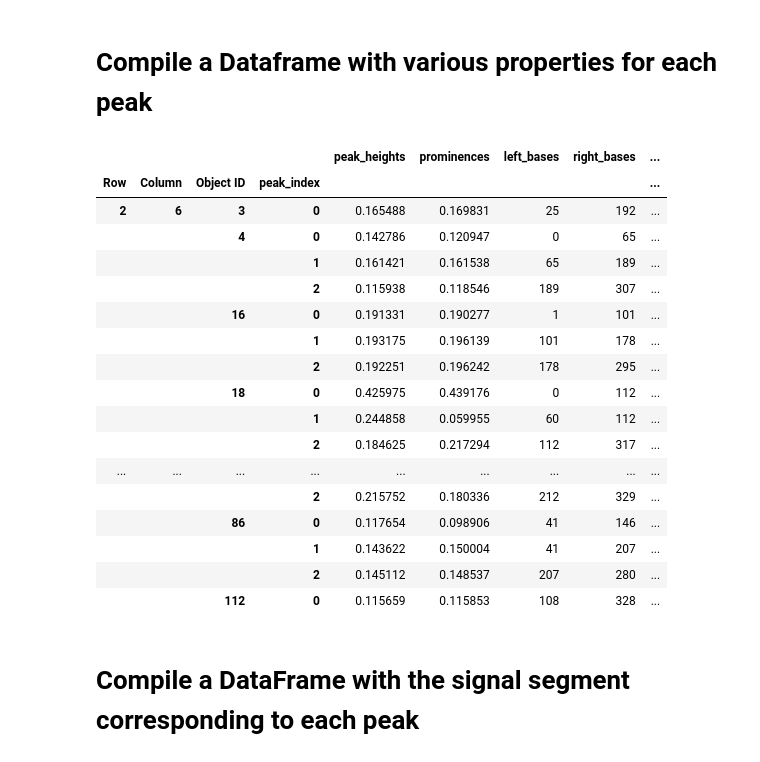
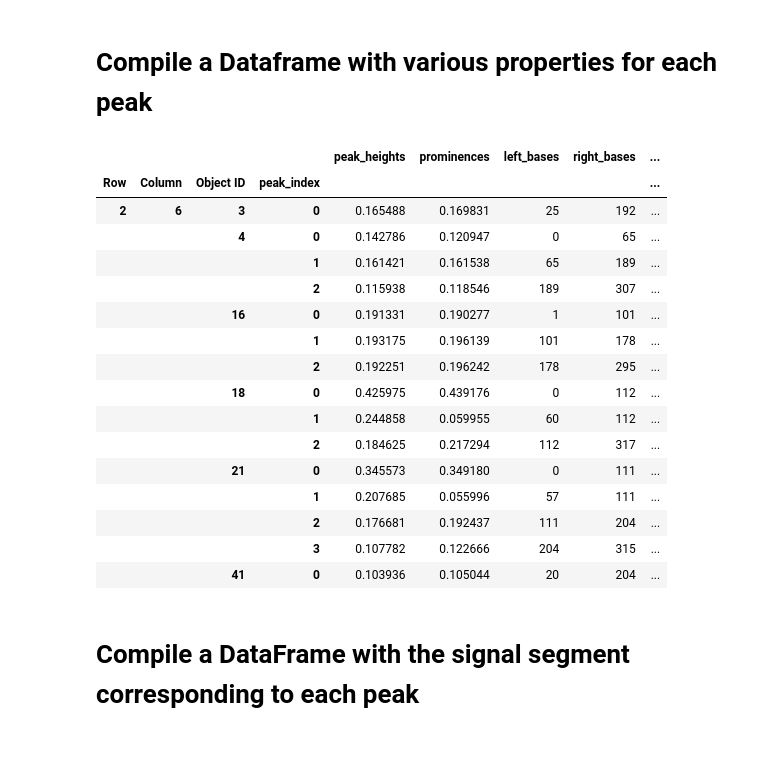
Before and after one commit to mariaclaudiacaia/Harmony-single-cell-calcium-analysis, a Jupyter notebook: notebooks/scOscillations.ipynb, the cells around one changed output. Saved outputs shown, nothing was run; the diff lists cells and outputs as text; code cells hidden in the pictures.

Commit message:
Handles nested peaks

```diff
--- a/notebooks/scOscillations.ipynb
+++ b/notebooks/scOscillations.ipynb
@@ -96,26 +97,25 @@ peaks_and_properties = peaks_and_properties.merge(
     metadata_to_add, left_index=True, right_index=True, how="left"
 )
 # %%
-peaks_and_properties
+peaks_and_properties. head(15)
 # %% [output]
 |  |  |  |  | peak_heights | prominences | left_bases | right_bases | ... |
 | Row | Column | Object ID | peak_index |  |  |  |  | ... |
 | 2 | 6 | 3 | 0 | 0.165488 | 0.169831 | 25 | 192 | ... |
 |  |  | 4 | 0 | 0.142786 | 0.120947 | 0 | 65 | ... |
 |  |  |  | 1 | 0.161421 | 0.161538 | 65 | 189 | ... |
 |  |  |  | 2 | 0.115938 | 0.118546 | 189 | 307 | ... |
 |  |  | 16 | 0 | 0.191331 | 0.190277 | 1 | 101 | ... |
 |  |  |  | 1 | 0.193175 | 0.196139 | 101 | 178 | ... |
 |  |  |  | 2 | 0.192251 | 0.196242 | 178 | 295 | ... |
 |  |  | 18 | 0 | 0.425975 | 0.439176 | 0 | 112 | ... |
 |  |  |  | 1 | 0.244858 | 0.059955 | 60 | 112 | ... |
 |  |  |  | 2 | 0.184625 | 0.217294 | 112 | 317 | ... |
-| ... | ... | ... | ... | ... | ... | ... | ... | ... |
-|  |  |  | 2 | 0.215752 | 0.180336 | 212 | 329 | ... |
-|  |  | 86 | 0 | 0.117654 | 0.098906 | 41 | 146 | ... |
-|  |  |  | 1 | 0.143622 | 0.150004 | 41 | 207 | ... |
-|  |  |  | 2 | 0.145112 | 0.148537 | 207 | 280 | ... |
-|  |  | 112 | 0 | 0.115659 | 0.115853 | 108 | 328 | ... |
+|  |  | 21 | 0 | 0.345573 | 0.349180 | 0 | 111 | ... |
+|  |  |  | 1 | 0.207685 | 0.055996 | 57 | 111 | ... |
+|  |  |  | 2 | 0.176681 | 0.192437 | 111 | 204 | ... |
+|  |  |  | 3 | 0.107782 | 0.122666 | 204 | 315 | ... |
+|  |  | 41 | 0 | 0.103936 | 0.105044 | 20 | 204 | ... |
 # %% [markdown]
 # Compile a DataFrame with the signal segment corresponding to each peak
 # %% [markdown]
```
Also changed, not shown: parts of 4 cells of this notebook, 2 other files.
